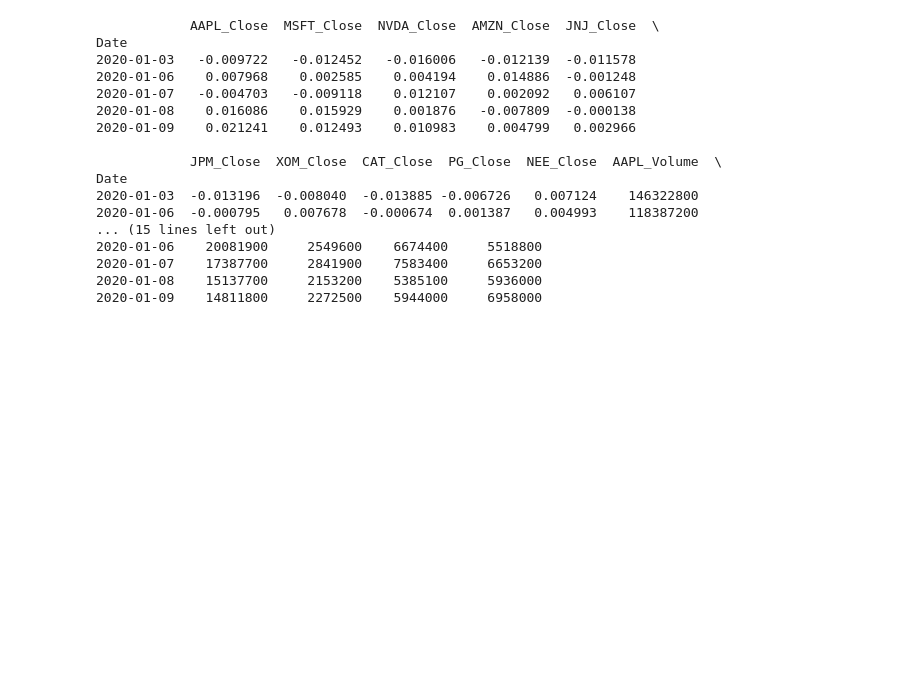
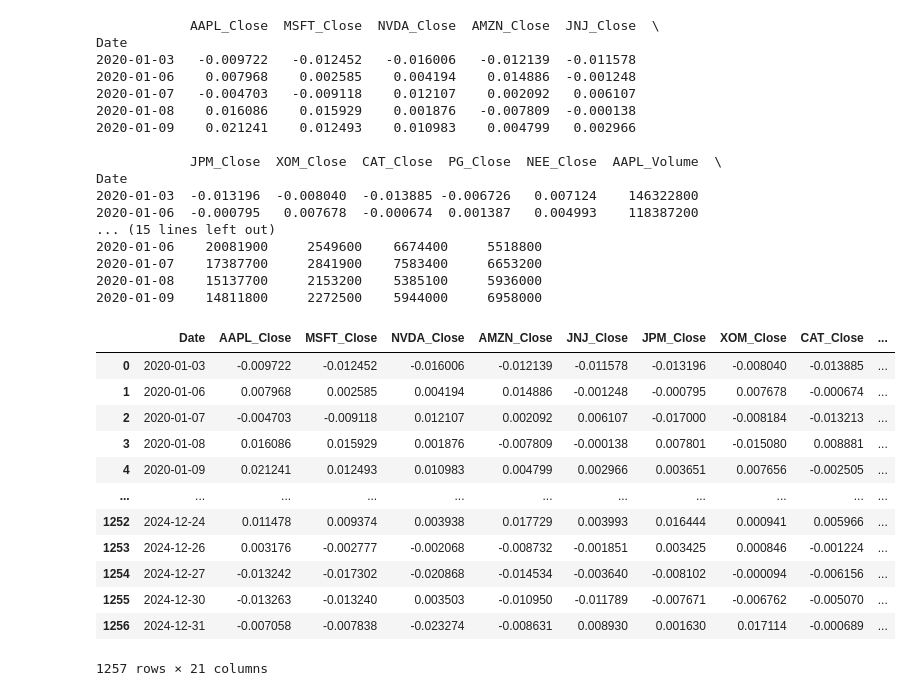
Before and after one commit to nrgameace/StockPortfolioOptimizer, a Jupyter notebook: notebooks/ticker_data2.ipynb, the cells around one changed output. Saved outputs shown, nothing was run; the diff lists cells and outputs as text; code cells hidden in the pictures; blank space fills up the shorter version.

Commit message:
Fixed small bug and worked on training the models

```diff
--- a/notebooks/ticker_data2.ipynb
+++ b/notebooks/ticker_data2.ipynb
@@ -70,0 +74,18 @@ ml_data.to_csv(path)
+# %%
+train_data = pd.read_csv(path, parse_dates=["Date"])
+train_data = train_data.sort_values("Date").reset_index(drop=True)
+train_data
+# %% [output]
+|  | Date | AAPL_Close | MSFT_Close | NVDA_Close | AMZN_Close | JNJ_Close | JPM_Close | XOM_Close | CAT_Close | ... |
+| 0 | 2020-01-03 | -0.009722 | -0.012452 | -0.016006 | -0.012139 | -0.011578 | -0.013196 | -0.008040 | -0.013885 | ... |
+| 1 | 2020-01-06 | 0.007968 | 0.002585 | 0.004194 | 0.014886 | -0.001248 | -0.000795 | 0.007678 | -0.000674 | ... |
+| 2 | 2020-01-07 | -0.004703 | -0.009118 | 0.012107 | 0.002092 | 0.006107 | -0.017000 | -0.008184 | -0.013213 | ... |
+| 3 | 2020-01-08 | 0.016086 | 0.015929 | 0.001876 | -0.007809 | -0.000138 | 0.007801 | -0.015080 | 0.008881 | ... |
+| 4 | 2020-01-09 | 0.021241 | 0.012493 | 0.010983 | 0.004799 | 0.002966 | 0.003651 | 0.007656 | -0.002505 | ... |
+| ... | ... | ... | ... | ... | ... | ... | ... | ... | ... | ... |
+| 1252 | 2024-12-24 | 0.011478 | 0.009374 | 0.003938 | 0.017729 | 0.003993 | 0.016444 | 0.000941 | 0.005966 | ... |
+| 1253 | 2024-12-26 | 0.003176 | -0.002777 | -0.002068 | -0.008732 | -0.001851 | 0.003425 | 0.000846 | -0.001224 | ... |
+| 1254 | 2024-12-27 | -0.013242 | -0.017302 | -0.020868 | -0.014534 | -0.003640 | -0.008102 | -0.000094 | -0.006156 | ... |
+| 1255 | 2024-12-30 | -0.013263 | -0.013240 | 0.003503 | -0.010950 | -0.011789 | -0.007671 | -0.006762 | -0.005070 | ... |
+| 1256 | 2024-12-31 | -0.007058 | -0.007838 | -0.023274 | -0.008631 | 0.008930 | 0.001630 | 0.017114 | -0.000689 | ... |
+1257 rows × 21 columns
```
Also changed, not shown: parts of 8 cells of this notebook, 11 other files.
